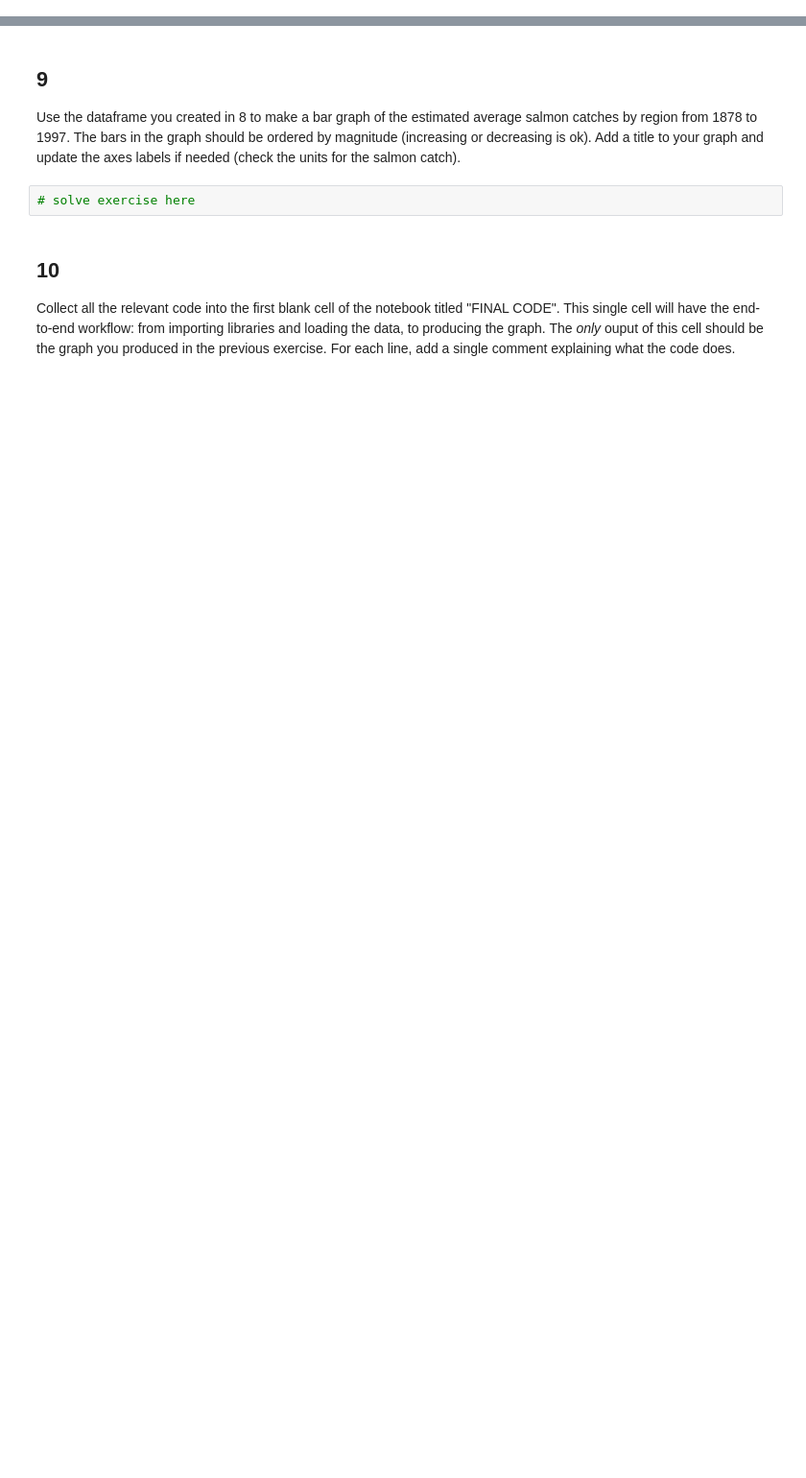
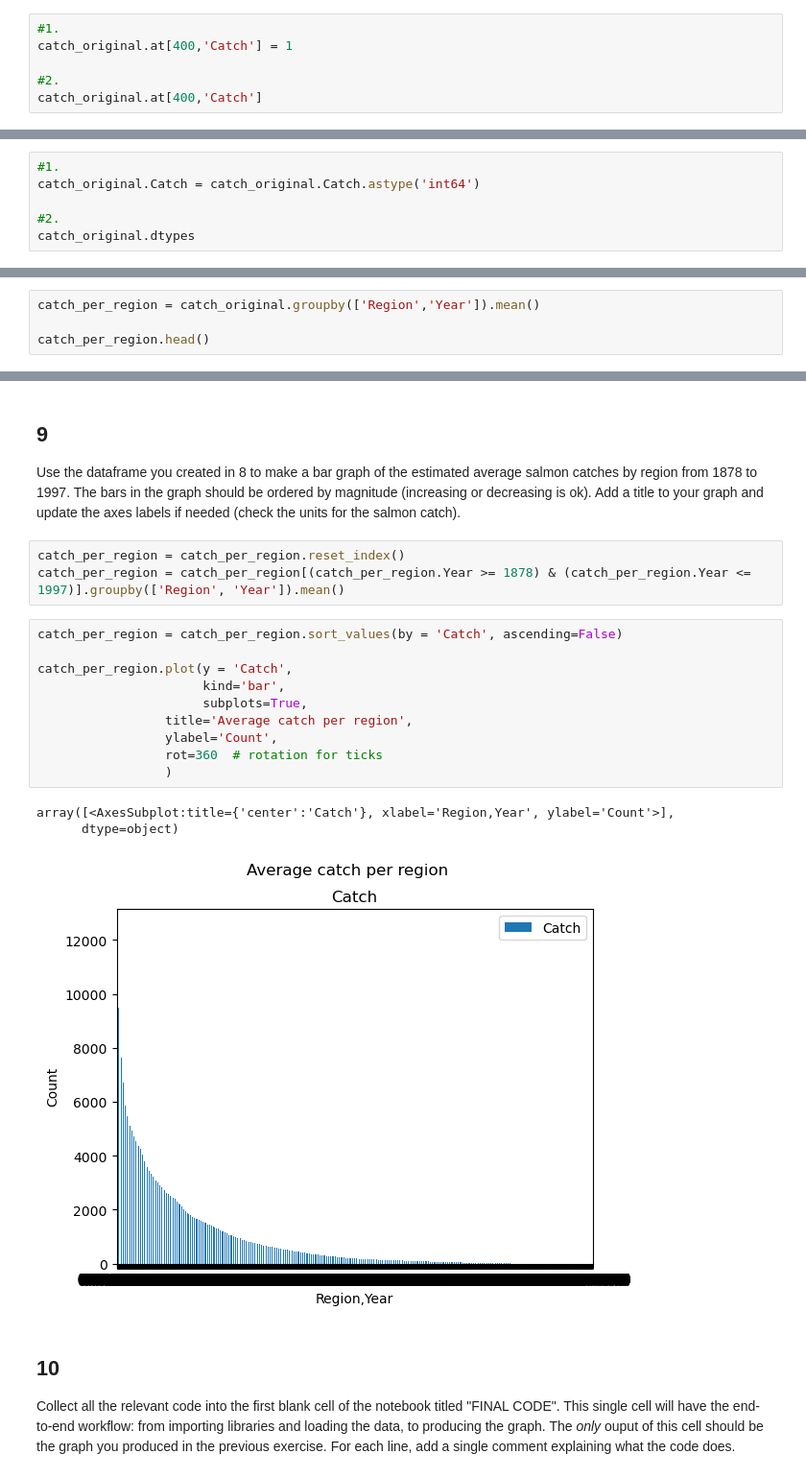
Before and after one commit to shmuir/eds220-hwk-2, a Jupyter notebook: hwk2-task3-salmon.ipynb, the cells around one changed output, grey strips where cells are left out. Shown at 96% size. Drawn from its saved outputs; the diff is of its cells as text; blank space fills up the shorter version.

Commit message:
up to plotting

```diff
--- a/hwk2-task3-salmon.ipynb
+++ b/hwk2-task3-salmon.ipynb
@@ -129,0 +133,6 @@ In the next cell:
+# %%
+#1.
+catch_original.at[400,'Catch'] = 1
+
+#2.
+catch_original.at[400,'Catch']
@@ -137,0 +147,6 @@ In the next cell:
+# %%
+#1.
+catch_original.Catch = catch_original.Catch.astype('int64')
+
+#2.
+catch_original.dtypes
@@ -142,0 +162,4 @@ Create a dataframe with the average catch per region. HINT: use `groupby()`. Sto
+# %%
+catch_per_region = catch_original.groupby(['Region','Year']).mean()
+
+catch_per_region.head()
@@ -144,8 +175,23 @@ Create a dataframe with the average catch per region. HINT: use `groupby()`. Sto
 ## 9
 
 Use the dataframe you created in 8 to make a bar graph of the estimated average salmon catches by region from 1878 to 1997. The bars in the graph should be ordered by magnitude (increasing or decreasing is ok). Add a title  to your graph and update the axes labels if needed (check the units for the salmon catch).
-# %%
-# solve exercise here
+# %%
+catch_per_region = catch_per_region.reset_index()
+catch_per_region = catch_per_region[(catch_per_region.Year >= 1878) & (catch_per_region.Year <= 1997)].groupby(['Region', 'Year']).mean()
+# %%
+catch_per_region = catch_per_region.sort_values(by = 'Catch', ascending=False)
+
+catch_per_region.plot(y = 'Catch',
+                      kind='bar',
+                      subplots=True,
+                 title='Average catch per region',
+                 ylabel='Count',
+                 rot=360  # rotation for ticks
+                 )
+# %% [output]
+array([<AxesSubplot:title={'center':'Catch'}, xlabel='Region,Year', ylabel='Count'>],
+      dtype=object)
+[figure, added]
 # %% [markdown]
 ## 10
 
```
Also changed, not shown: parts of 9 cells of this notebook.
